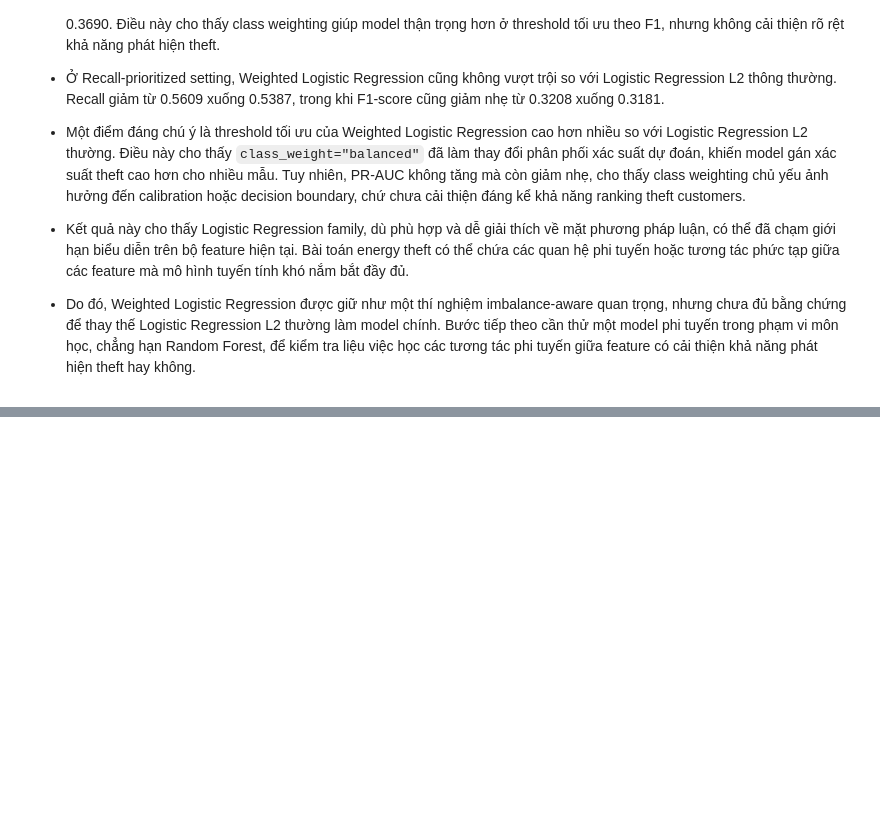
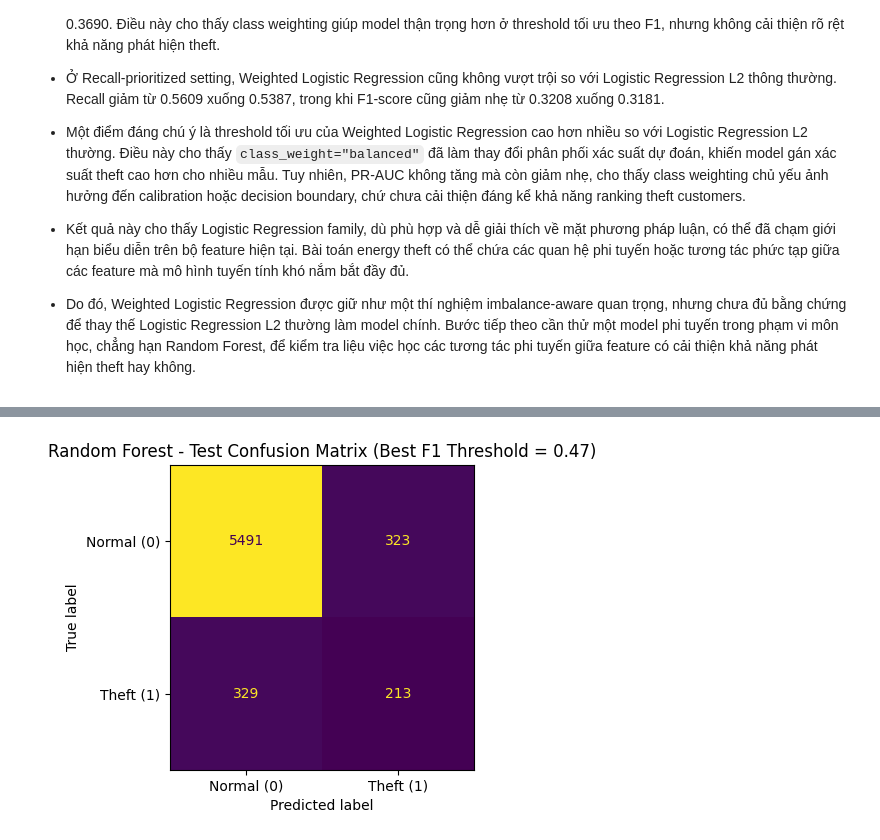
Before and after one commit to longzu-ComputerScience/CS114----ML-Project---Energy-Theft-Detection, a Jupyter notebook: notebooks/model_training_quoc_thai.ipynb, the cells around one changed output, grey strips where cells are left out. Saved outputs shown, nothing was run; the diff lists cells and outputs as text; code cells hidden in the pictures; blank space fills up the shorter version.

```diff
--- a/notebooks/model_training_quoc_thai.ipynb
+++ b/notebooks/model_training_quoc_thai.ipynb
@@ -2962,0 +3294,22 @@ weighted_vs_unweighted_logreg_df
+# %%
+# 17.6. Tìm Best F1 threshold cho Random Forest
+
+# Nếu nhiều threshold có cùng F1-score, ưu tiên recall cao hơn,
+# sau đó precision cao hơn.
+rf_best_f1_row = (
+    rf_threshold_results_df.sort_values(
+        by=["f1_score", "recall", "precision"], ascending=[False, False, False]
+    )
+    .iloc[0]
+    .to_dict()
+)
+
+rf_best_f1_threshold = rf_best_f1_row["threshold"]
+
+print("Random Forest - Best F1 threshold trên validation set")
+print(f"Threshold : {rf_best_f1_threshold:.2f}")
+print(f"Precision : {rf_best_f1_row['precision']:.6f}")
+print(f"Recall    : {rf_best_f1_row['recall']:.6f}")
+print(f"F1-score  : {rf_best_f1_row['f1_score']:.6f}")
+print(f"PR-AUC    : {rf_best_f1_row['pr_auc']:.6f}")
+print(f"ROC-AUC   : {rf_best_f1_row['roc_auc']:.6f}")
@@ -2962,0 +3488,23 @@ weighted_vs_unweighted_logreg_df
+# %%
+# 17.10. Tạo prediction variables trên test set
+
+y_test_pred_rf_best_f1 = get_predictions_at_threshold(
+    y_prob=y_test_prob_rf_best, threshold=rf_best_f1_threshold
+)
+
+y_test_pred_rf_recall_priority = get_predictions_at_threshold(
+    y_prob=y_test_prob_rf_best, threshold=rf_recall_priority_threshold
+)
+# %%
+# 17.11. Confusion matrix trên test set với Random Forest Best F1 threshold
+
+rf_test_best_f1_cm = plot_confusion_matrix_custom(
+    y_true=y_test,
+    y_pred=y_test_pred_rf_best_f1,
+    title=(
+        "Random Forest - Test Confusion Matrix "
+        f"(Best F1 Threshold = {rf_best_f1_threshold:.2f})"
+    ),
+)
+# %% [output]
+[figure, added]
```
Also changed, not shown: parts of 12 cells of this notebook.
